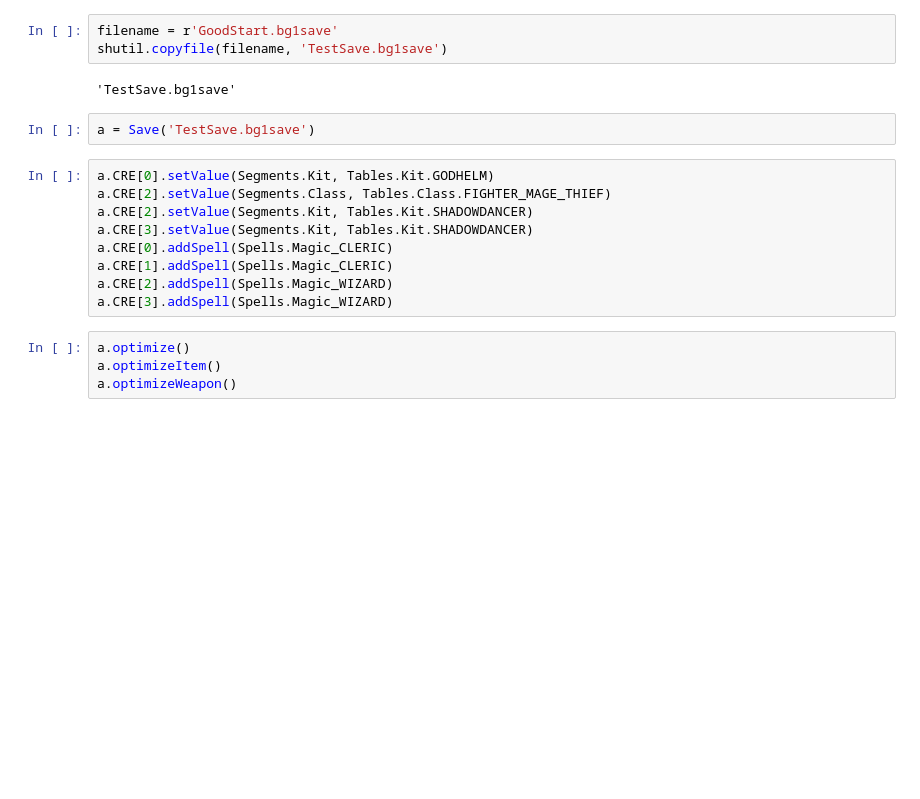
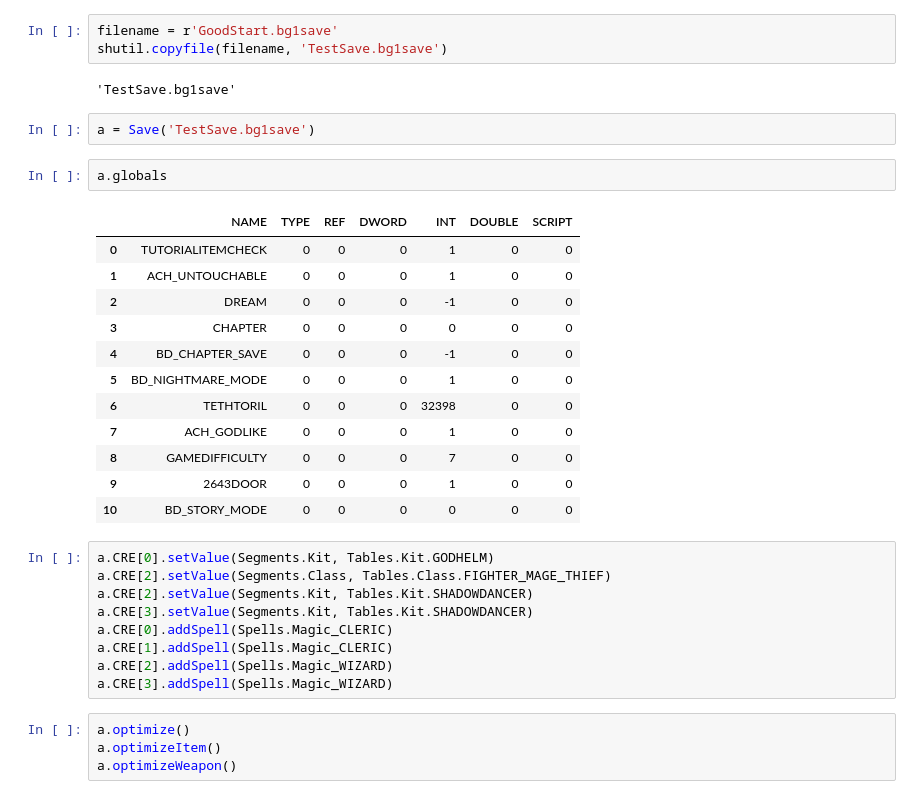
Before and after one commit to yzhcareer/BaldurGate-Save, a Jupyter notebook: CharEditor v2.0.ipynb, the cells around one changed output. Cells and saved outputs as stored; diff of their text form; blank space fills up the shorter version.

Commit message:
added global variable edit

```diff
--- a/CharEditor v2.0.ipynb
+++ b/CharEditor v2.0.ipynb
@@ -1284,6 +1360,21 @@ shutil.copyfile(filename, 'TestSave.bg1save')
 'TestSave.bg1save'
 # %%
 a = Save('TestSave.bg1save')
+# %%
+a.globals
+# %% [output]
+|  | NAME | TYPE | REF | DWORD | INT | DOUBLE | SCRIPT |
+| 0 | TUTORIALITEMCHECK | 0 | 0 | 0 | 1 | 0 | 0 |
+| 1 | ACH_UNTOUCHABLE | 0 | 0 | 0 | 1 | 0 | 0 |
+| 2 | DREAM | 0 | 0 | 0 | -1 | 0 | 0 |
+| 3 | CHAPTER | 0 | 0 | 0 | 0 | 0 | 0 |
+| 4 | BD_CHAPTER_SAVE | 0 | 0 | 0 | -1 | 0 | 0 |
+| 5 | BD_NIGHTMARE_MODE | 0 | 0 | 0 | 1 | 0 | 0 |
+| 6 | TETHTORIL | 0 | 0 | 0 | 32398 | 0 | 0 |
+| 7 | ACH_GODLIKE | 0 | 0 | 0 | 1 | 0 | 0 |
+| 8 | GAMEDIFFICULTY | 0 | 0 | 0 | 7 | 0 | 0 |
+| 9 | 2643DOOR | 0 | 0 | 0 | 1 | 0 | 0 |
+| 10 | BD_STORY_MODE | 0 | 0 | 0 | 0 | 0 | 0 |
 # %%
 a.CRE[0].setValue(Segments.Kit, Tables.Kit.GODHELM)
 a.CRE[2].setValue(Segments.Class, Tables.Class.FIGHTER_MAGE_THIEF)
```
Also changed, not shown: parts of 5 cells of this notebook.
